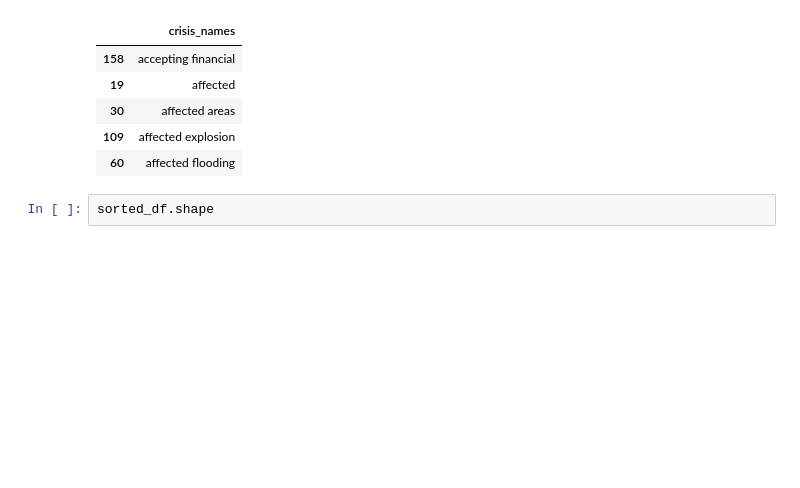
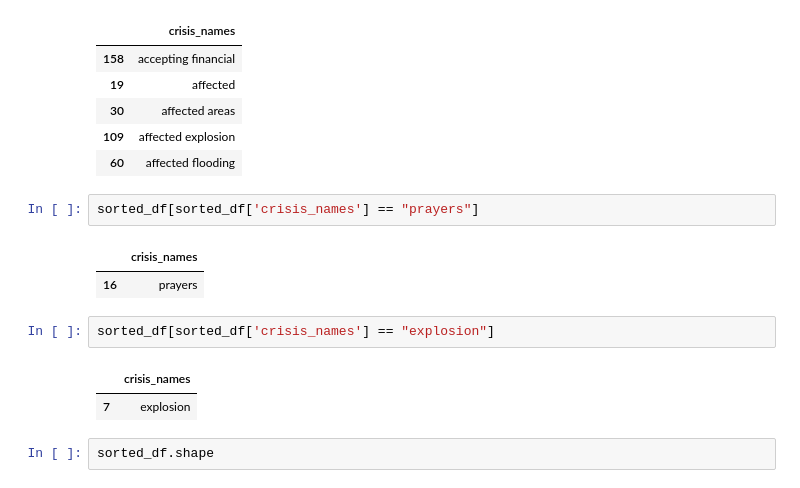
Before and after one commit to gitcrusher/EmergencyQ, a Jupyter notebook: dataset/notebooks/crisis.ipynb, the cells around one changed output. Saved outputs shown, nothing was run; the diff lists cells and outputs as text; blank space fills up the shorter version.

```diff
--- a/dataset/notebooks/crisis.ipynb
+++ b/dataset/notebooks/crisis.ipynb
@@ -41,6 +42,16 @@ sorted_df.head()
 | 30 | affected areas |
 | 109 | affected explosion |
 | 60 | affected flooding |
+# %%
+sorted_df[sorted_df['crisis_names'] == "prayers"]
+# %% [output]
+|  | crisis_names |
+| 16 | prayers |
+# %%
+sorted_df[sorted_df['crisis_names'] == "explosion"]
+# %% [output]
+|  | crisis_names |
+| 7 | explosion |
 # %%
 sorted_df.shape
 # %% [output]
```
Also changed, not shown: parts of 15 cells of this notebook.
